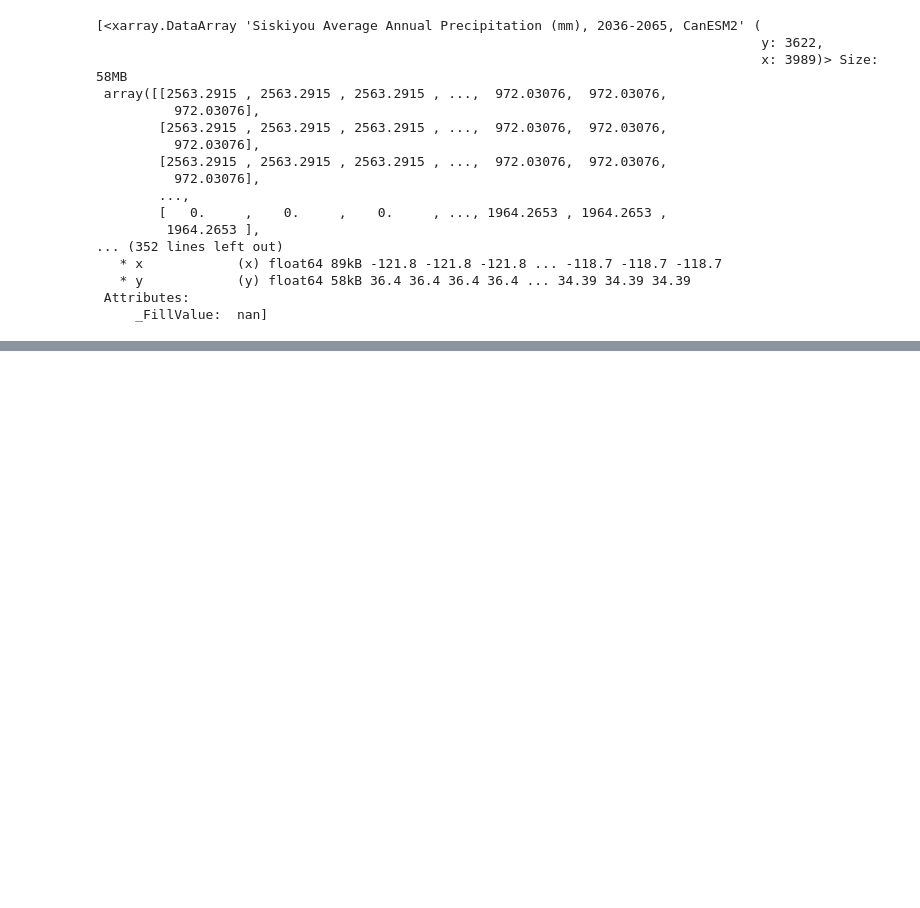
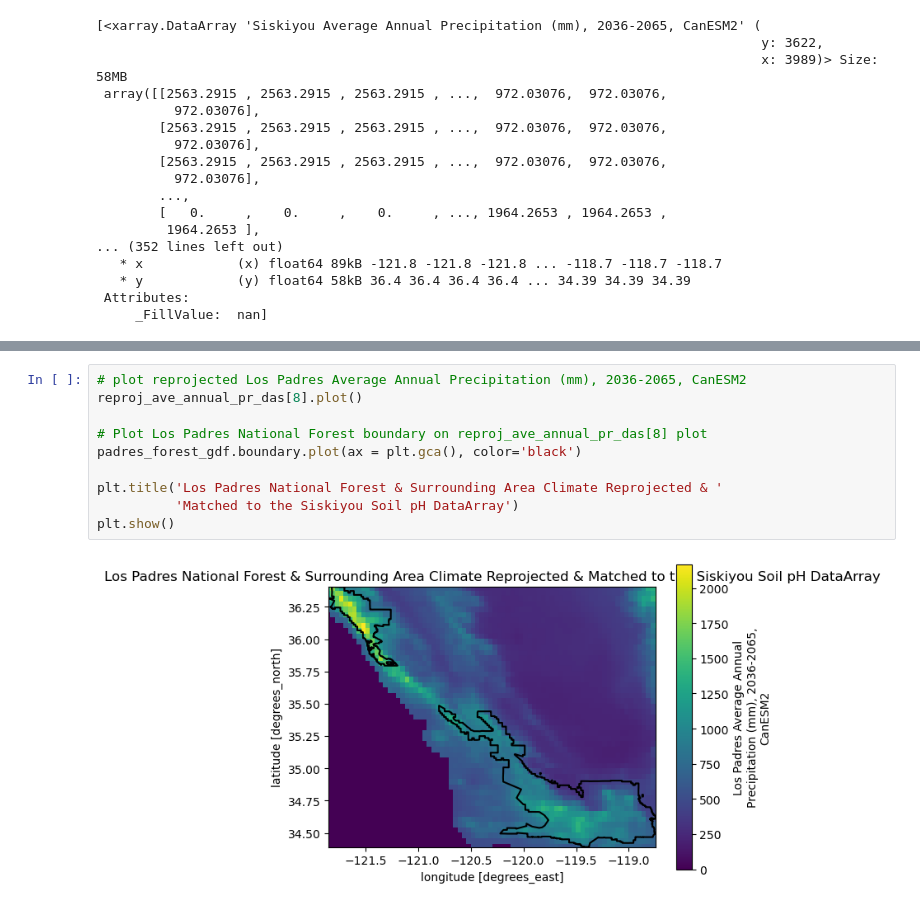
Before and after one commit to earthlab-education/habitat-suitability-hanried, a Jupyter notebook: notebooks/03-harmonize-data.ipynb, the cells around one changed output, grey strips where cells are left out. Cells and saved outputs as stored; diff of their text form; blank space fills up the shorter version.

```diff
--- a/notebooks/03-harmonize-data.ipynb
+++ b/notebooks/03-harmonize-data.ipynb
@@ -219,0 +249,12 @@ plt.show()
+# %%
+# plot reprojected Los Padres Average Annual Precipitation (mm), 2036-2065, CanESM2
+reproj_ave_annual_pr_das[8].plot()
+
+# Plot Los Padres National Forest boundary on reproj_ave_annual_pr_das[8] plot
+padres_forest_gdf.boundary.plot(ax = plt.gca(), color='black')
+
+plt.title('Los Padres National Forest & Surrounding Area Climate Reprojected & '
+          'Matched to the Siskiyou Soil pH DataArray')
+plt.show()
+# %% [output]
+[figure, added]
```
Also changed, not shown: parts of 7 cells of this notebook.
